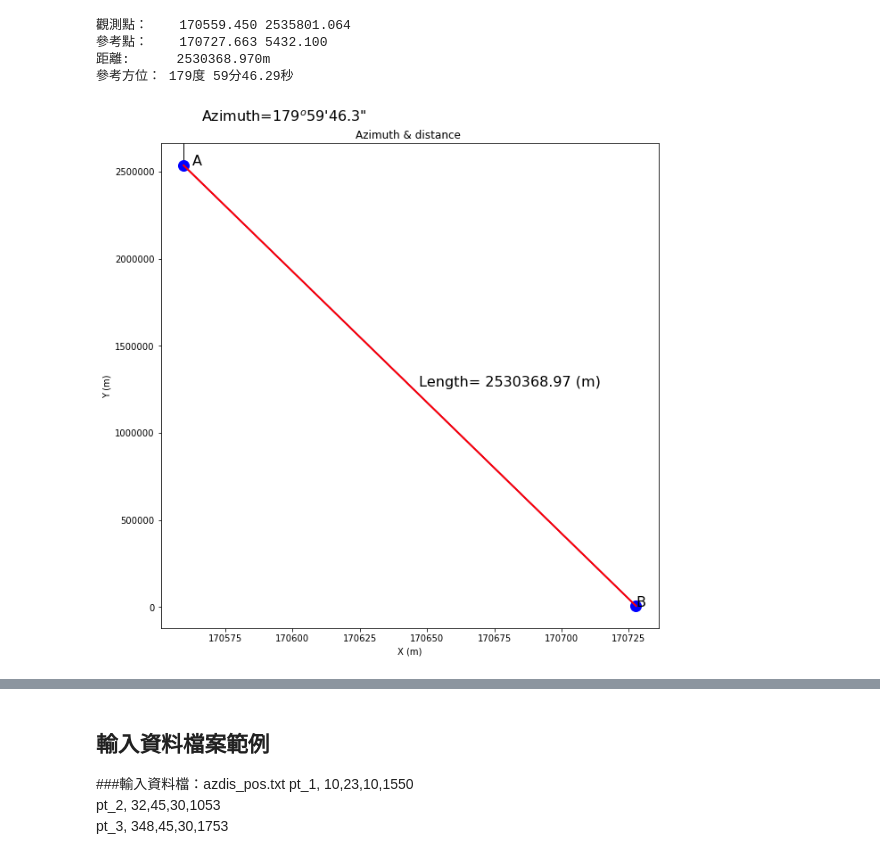
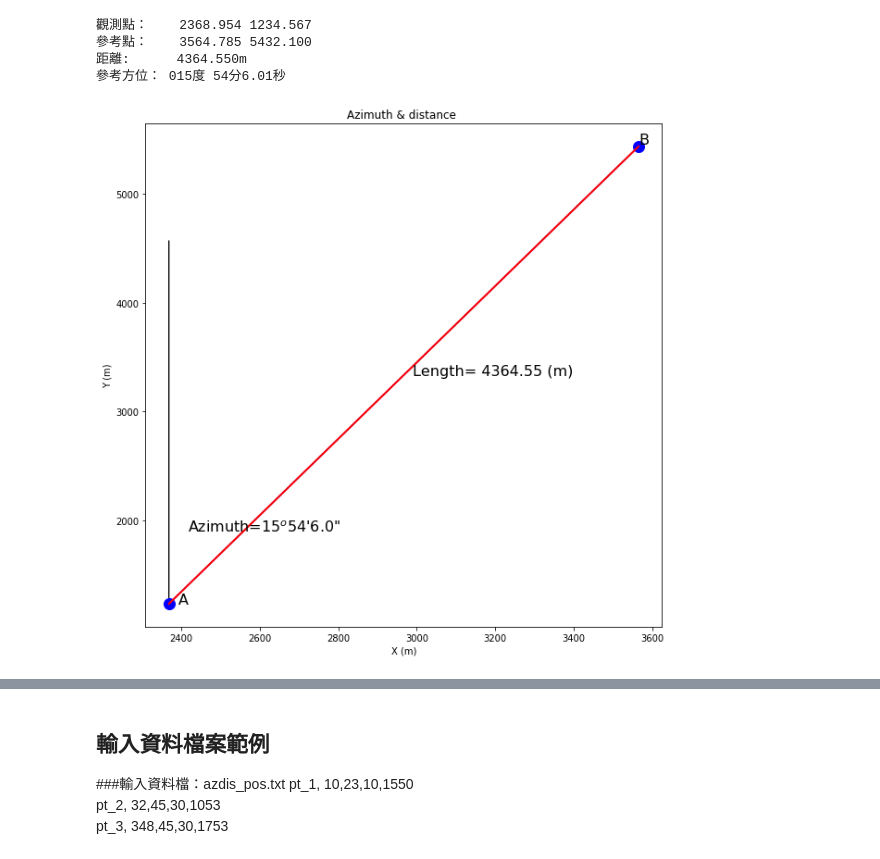
Before and after one commit to geodesy-CNU/pygeodadj, a Jupyter notebook: notebooks/02_azdis_pos/ch01_02_azdis_pos.ipynb, the cells around one changed output, grey strips where cells are left out. Drawn from its saved outputs; the diff is of its cells as text; code cells hidden in the pictures.

```diff
--- a/notebooks/02_azdis_pos/ch01_02_azdis_pos.ipynb
+++ b/notebooks/02_azdis_pos/ch01_02_azdis_pos.ipynb
@@ -25,39 +52,39 @@ from pygeodadj.adj_utils import dms2d
 # %%
 # 測試範例
 
-data_dir='./'
+data_dir='pygeodadj/notebooks/02_azdis_pos/'
 
-# 觀測點 (CNU DG:02) TWD97
-xa=170559.45
-ya=2535801.064
+# 觀測點
+xa=2368.954
+ya=1234.567
 
-# 參考原方向 (CNU: GD52)
-xb=170727.663
-yb=5432.100;
+# 參考原方向
+xb=3564.785
+yb=5432.100
 
 # 呼叫計算方位角距離程式
 deg,mm,sec,dis=azdis(xa,ya,xb,yb)
 az0=dms2d(deg,mm,sec)
 
 #顯示計算結果
 print("觀測點：\t%.3f %.3f"%(xa,ya))
 print("參考點：\t%.3f %.3f"%(xb,yb))
 print("距離:\t %.3fm"%(dis))
 print("參考方位： %3.3d度 %2.2d分%.2f秒"%(deg,mm,sec))
 
 csv_file=data_dir+'azdis_pos_out.txt'
 file = open(csv_file,'w')
 file.write("極坐標法計算結果\n")
 file.write("\n觀測點：\t%.3f %.3f"%(xa,ya))
 file.write("\n參考點：\t%.3f %.3f"%(xb,yb))
 file.write("\n距離:\t %.3fm"%(dis))
 file.write("\n參考方位： %3.3d度 %2.2d分%.2f秒\n"%(deg,mm,sec))
 file.close()
 
 plot_azdis(xa,ya,xb,yb,deg,mm,sec,dis)
 # %% [output]
-觀測點：    170559.450 2535801.064
-參考點：    170727.663 5432.100
-距離:      2530368.970m
-參考方位： 179度 59分46.29秒
+觀測點：    2368.954 1234.567
+參考點：    3564.785 5432.100
+距離:      4364.550m
+參考方位： 015度 54分6.01秒
-[figure, old version]
+[figure, new version]
```
Also changed, not shown: parts of 10 cells of this notebook.
